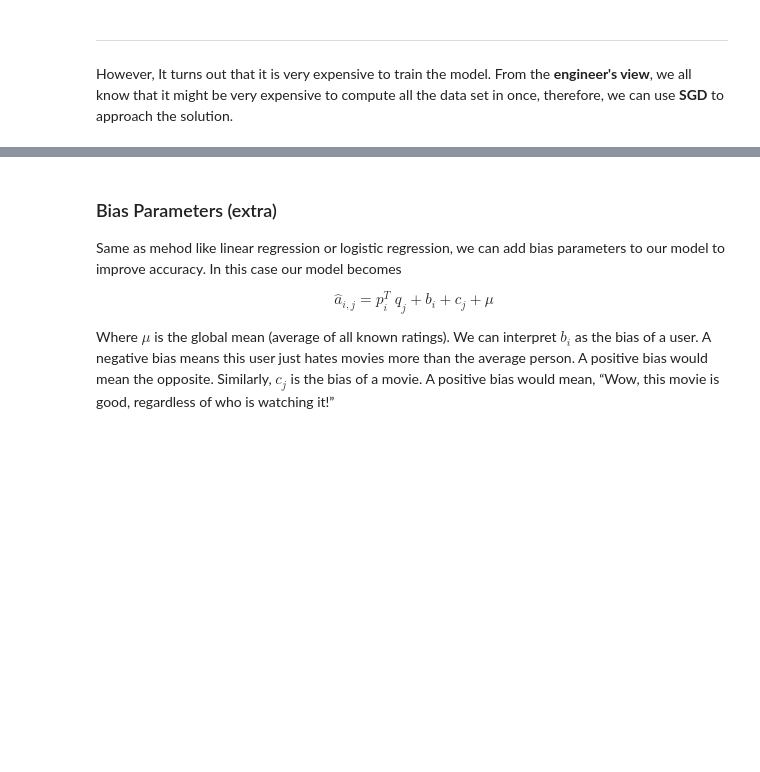
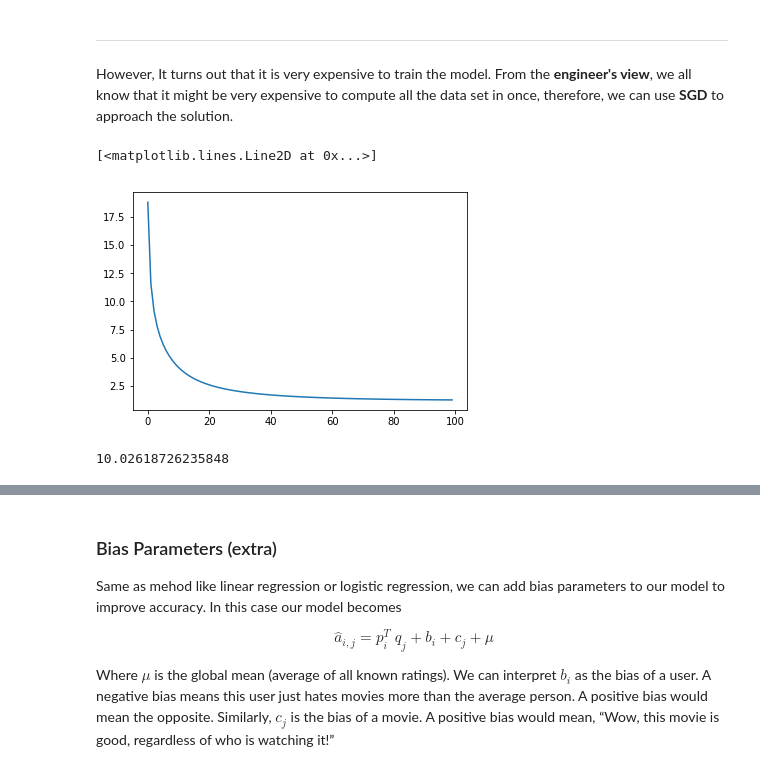
Before and after one commit to LennyFan/MachineLearningNoteBook, a Jupyter notebook: Note/22-Recommender-Systems-Model-based-Collaborative-Filtering.ipynb, the cells around one changed output, grey strips where cells are left out. Saved outputs shown, nothing was run; the diff lists cells and outputs as text; code cells hidden in the pictures; blank space fills up the shorter version.

```diff
--- a/Note/22-Recommender-Systems-Model-based-Collaborative-Filtering.ipynb
+++ b/Note/22-Recommender-Systems-Model-based-Collaborative-Filtering.ipynb
@@ -539,3 +539,35 @@ True
    ***
 
    However, It turns out that it is very expensive to train the model. From the **engineer's view**, we all know that it might be very expensive to compute all the data set in once, therefore, we can use **SGD** to approach the solution.
+# %%
+def SGD(n_iterations, train, lambda_, P, Q):
+    error = []
+    mu = 0.01
+    train = np.array(train)
+    dataindex = zip(train.nonzero()[0],train.nonzero()[1])
+    for i in range(n_iterations):
+        for j,z in dataindex:
+            P[j] = P[j] - mu*(-(train[j][z] - P[j].dot(Q.T[z].T))*Q.T[z] - lambda_*P[j])
+            Q.T[z] = Q.T[z] - mu*(-(train[j][z] - P[j].dot(Q.T[z].T))*P[j] - lambda_*Q.T[z])
+            mu *= 1/(1+mu**2)
+        error.append(mse(P.dot(Q),train))
+    return error, P, Q
+# %%
+# initial P, Q with random value
+lambda_ = 0.1
+n_factors = 10
+m, n = train_data2.shape
+n_iterations = 100
+P = 5 * np.random.rand(m, n_factors)
+Q = 5 * np.random.rand(n_factors, n)
+mu = 0.1
+error, P, Q = SGD(n_iterations, train_data2, lambda_, P, Q)
+# %%
+plt.plot(error)
+# %% [output]
+[<matplotlib.lines.Line2D at 0x...>]
+[figure, added]
+# %%
+mse(P.dot(Q), np.array(test_data2))
+# %% [output]
+10.02618726235848
```
Also changed, not shown: parts of 5 cells of this notebook.
